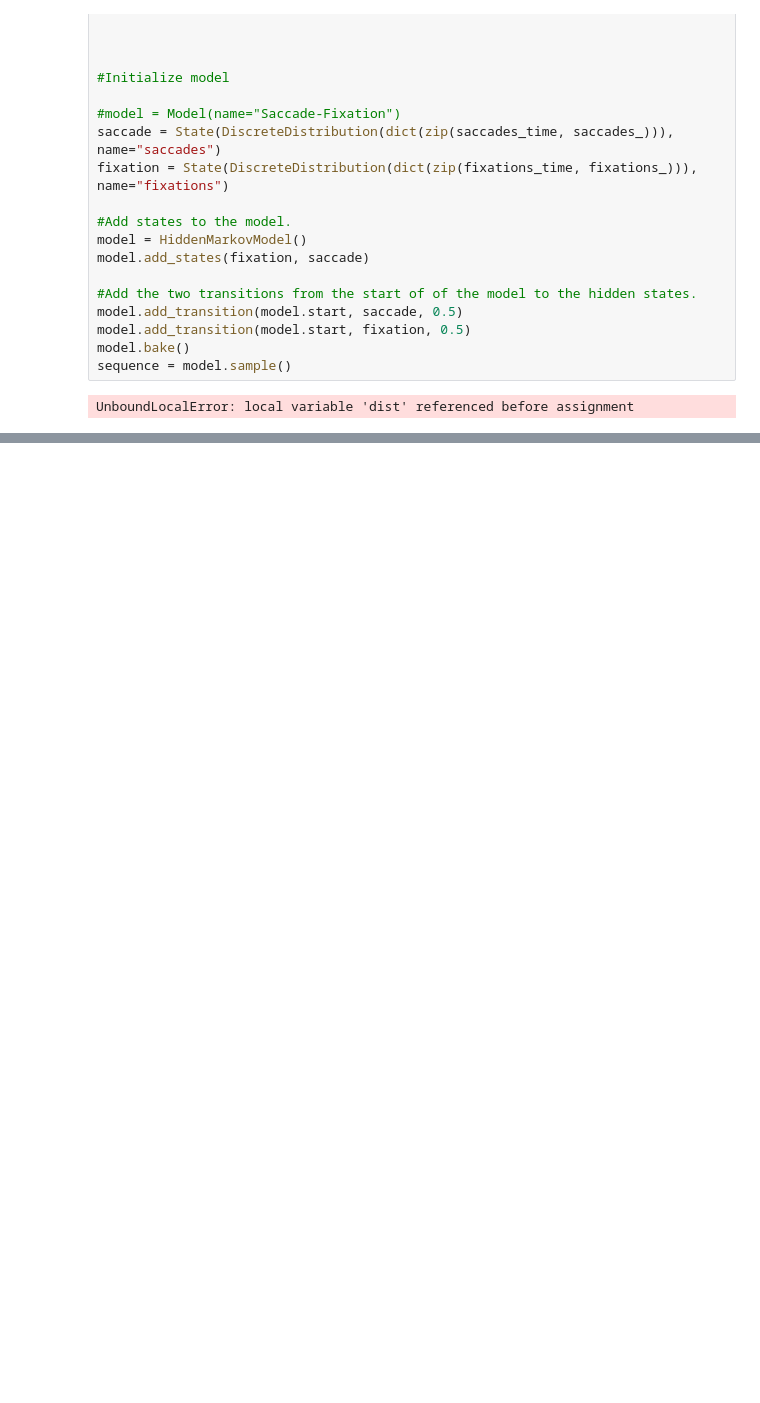
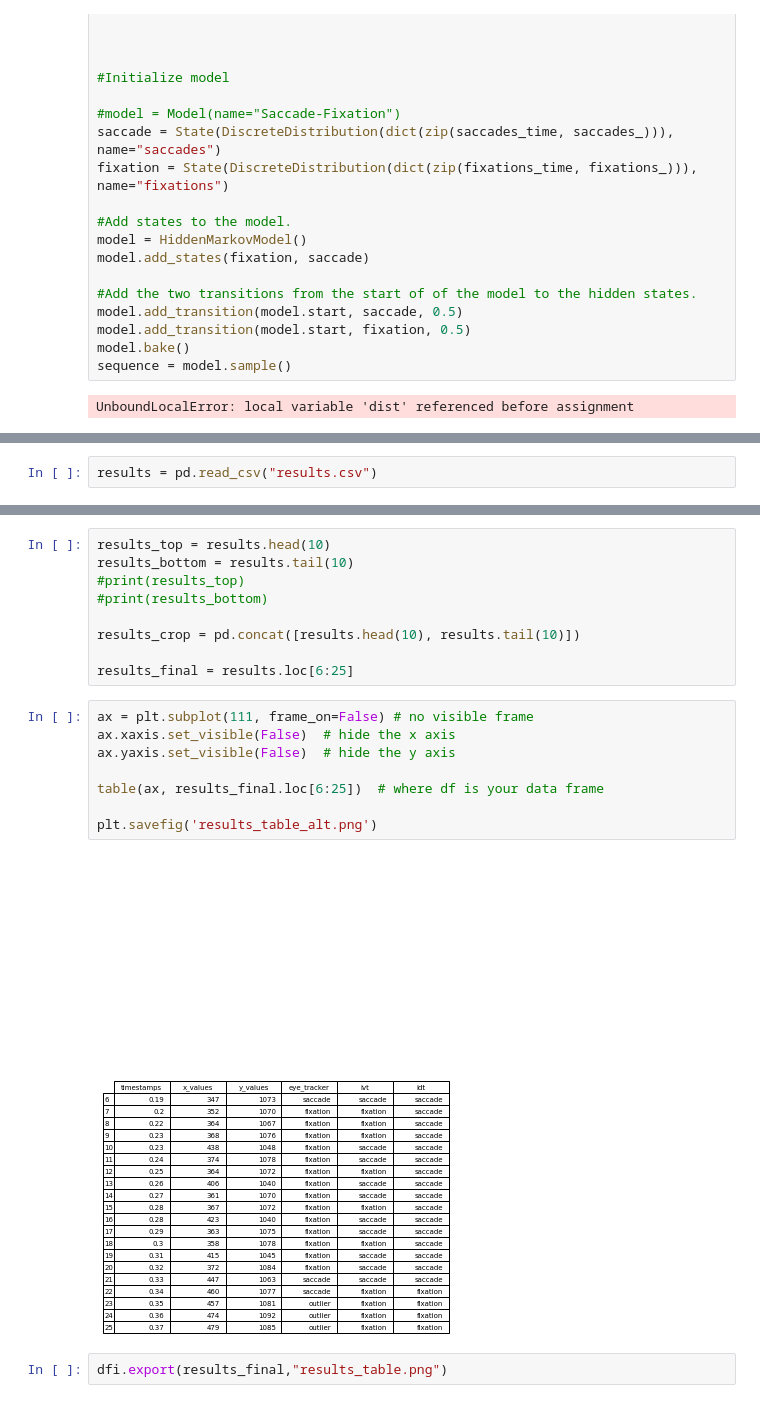
Before and after one commit to Josef733/eyetracker, a Jupyter notebook: Algorithms.ipynb, the cells around one changed output, grey strips where cells are left out. Cells and saved outputs as stored; diff of their text form; blank space fills up the shorter version.

```diff
--- a/Algorithms.ipynb
+++ b/Algorithms.ipynb
@@ -942,0 +1185,2 @@ print(feature_classification)
+# %%
+results = pd.read_csv("results.csv")
@@ -942,0 +1196,21 @@ print(feature_classification)
+# %%
+results_top = results.head(10)
+results_bottom = results.tail(10)
+#print(results_top)
+#print(results_bottom)
+
+results_crop = pd.concat([results.head(10), results.tail(10)])
+
+results_final = results.loc[6:25]
+# %%
+ax = plt.subplot(111, frame_on=False) # no visible frame
+ax.xaxis.set_visible(False)  # hide the x axis
+ax.yaxis.set_visible(False)  # hide the y axis
+
+table(ax, results_final.loc[6:25])  # where df is your data frame
+
+plt.savefig('results_table_alt.png')
+# %% [output]
+[figure, added]
+# %%
+dfi.export(results_final,"results_table.png")
```
Also changed, not shown: parts of 12 cells of this notebook, 30 other files.
